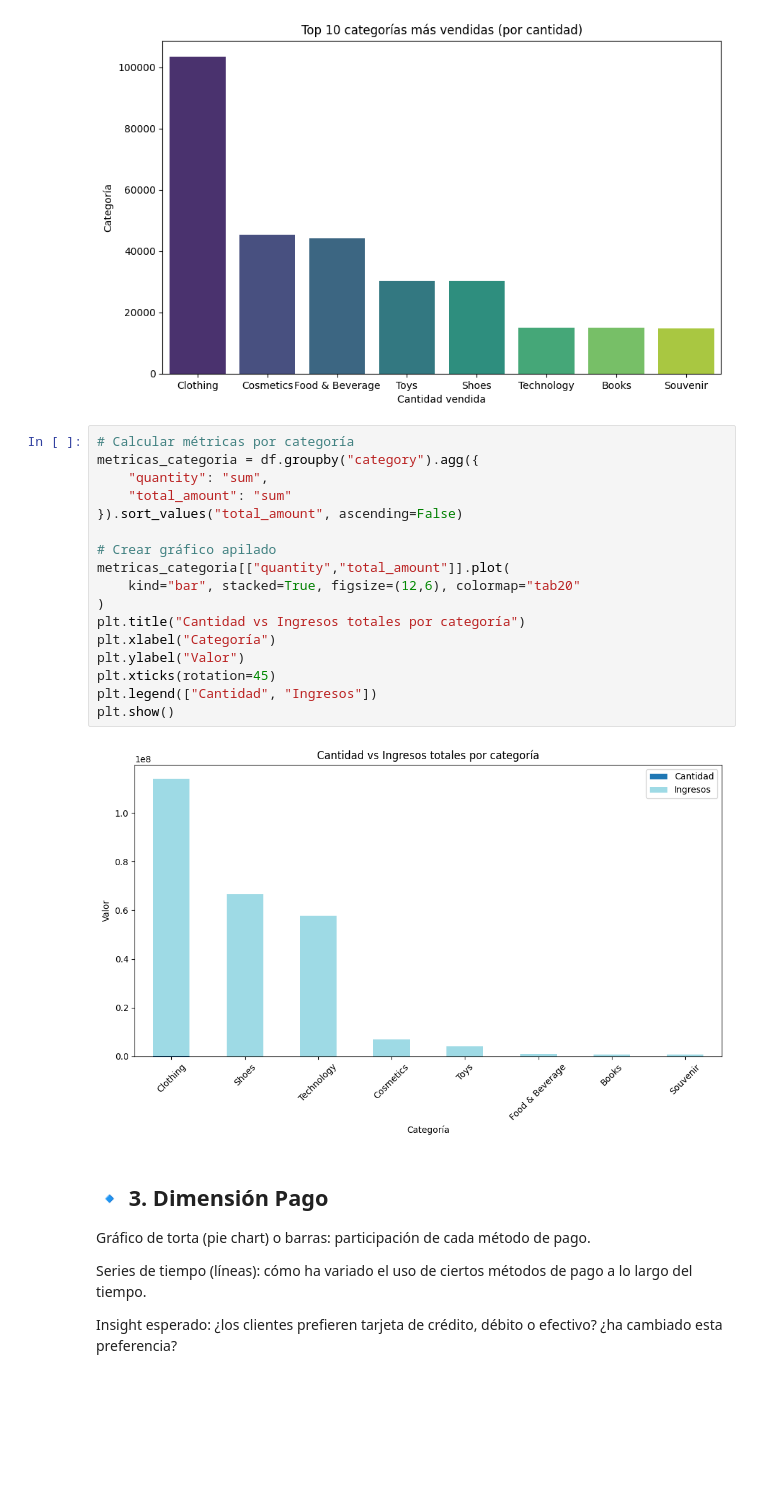
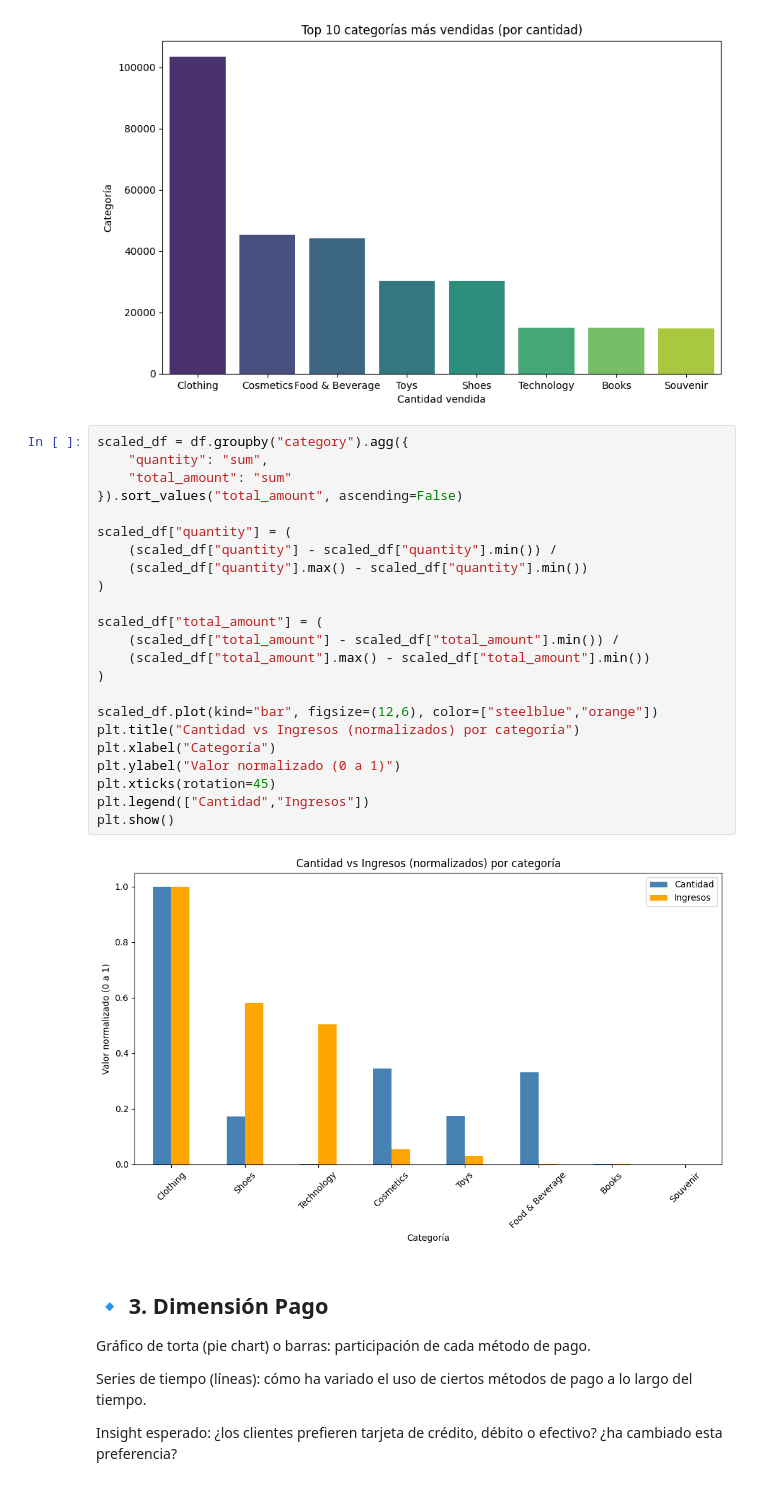
Before and after one commit to Jean-Carlos-L/retail-data-warehouse, a Jupyter notebook: index.ipynb, the cells around one changed output. Cells and saved outputs as stored; diff of their text form; blank space fills up the shorter version.

```diff
--- a/index.ipynb
+++ b/index.ipynb
@@ -359,24 +356,30 @@ plt.show()
 # %% [output]
 [figure]
 # %%
-# Calcular métricas por categoría
-metricas_categoria = df.groupby("category").agg({
+scaled_df = df.groupby("category").agg({
     "quantity": "sum",
     "total_amount": "sum"
 }).sort_values("total_amount", ascending=False)
 
-# Crear gráfico apilado
-metricas_categoria[["quantity","total_amount"]].plot(
-    kind="bar", stacked=True, figsize=(12,6), colormap="tab20"
+scaled_df["quantity"] = (
+    (scaled_df["quantity"] - scaled_df["quantity"].min()) /
+    (scaled_df["quantity"].max() - scaled_df["quantity"].min())
 )
-plt.title("Cantidad vs Ingresos totales por categoría")
+
+scaled_df["total_amount"] = (
+    (scaled_df["total_amount"] - scaled_df["total_amount"].min()) /
+    (scaled_df["total_amount"].max() - scaled_df["total_amount"].min())
+)
+
+scaled_df.plot(kind="bar", figsize=(12,6), color=["steelblue","orange"])
+plt.title("Cantidad vs Ingresos (normalizados) por categoría")
 plt.xlabel("Categoría")
-plt.ylabel("Valor")
+plt.ylabel("Valor normalizado (0 a 1)")
 plt.xticks(rotation=45)
-plt.legend(["Cantidad", "Ingresos"])
+plt.legend(["Cantidad","Ingresos"])
 plt.show()
 # %% [output]
-[figure, old version]
+[figure, new version]
 # %% [markdown]
 ## 🔹 3. Dimensión Pago
 
```
Also changed, not shown: parts of 3 cells of this notebook.
